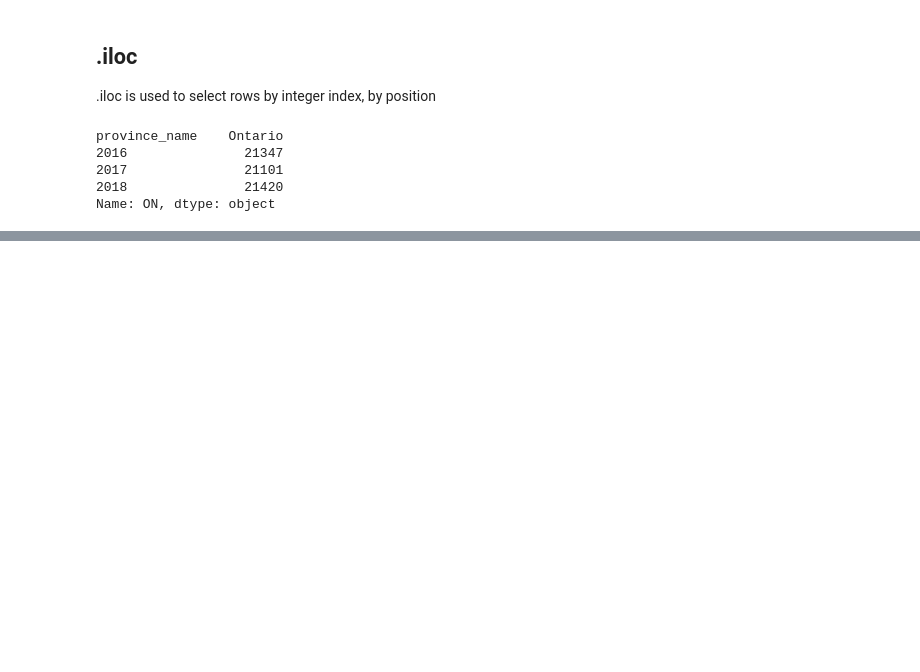
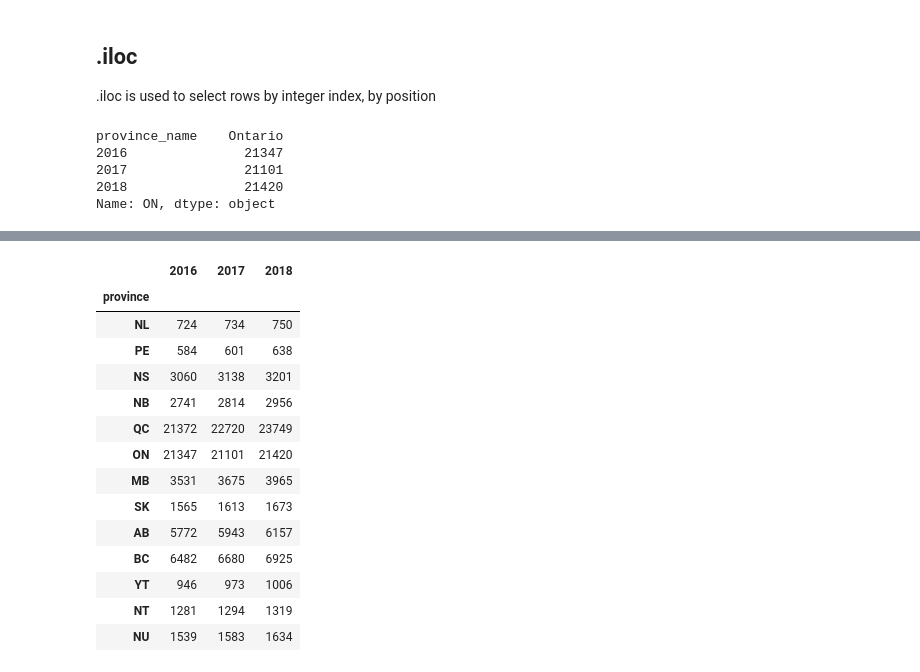
Before and after one commit to IgaMeddie/Data_Science_101, a Jupyter notebook: pandas_101.ipynb, the cells around one changed output, grey strips where cells are left out. Cells and saved outputs as stored; diff of their text form; code cells hidden in the pictures; blank space fills up the shorter version.

```diff
--- a/pandas_101.ipynb
+++ b/pandas_101.ipynb
@@ -600,0 +644,19 @@ prov_support.iloc[5,9,4]
+# %%
+# We can achieve the same result using .iloc()
+prov_support.iloc[:, 1:]
+# %% [output]
+|  | 2016 | 2017 | 2018 |
+| province |  |  |  |
+| NL | 724 | 734 | 750 |
+| PE | 584 | 601 | 638 |
+| NS | 3060 | 3138 | 3201 |
+| NB | 2741 | 2814 | 2956 |
+| QC | 21372 | 22720 | 23749 |
+| ON | 21347 | 21101 | 21420 |
+| MB | 3531 | 3675 | 3965 |
+| SK | 1565 | 1613 | 1673 |
+| AB | 5772 | 5943 | 6157 |
+| BC | 6482 | 6680 | 6925 |
+| YT | 946 | 973 | 1006 |
+| NT | 1281 | 1294 | 1319 |
+| NU | 1539 | 1583 | 1634 |
```
Also changed, not shown: parts of 6 cells of this notebook.
